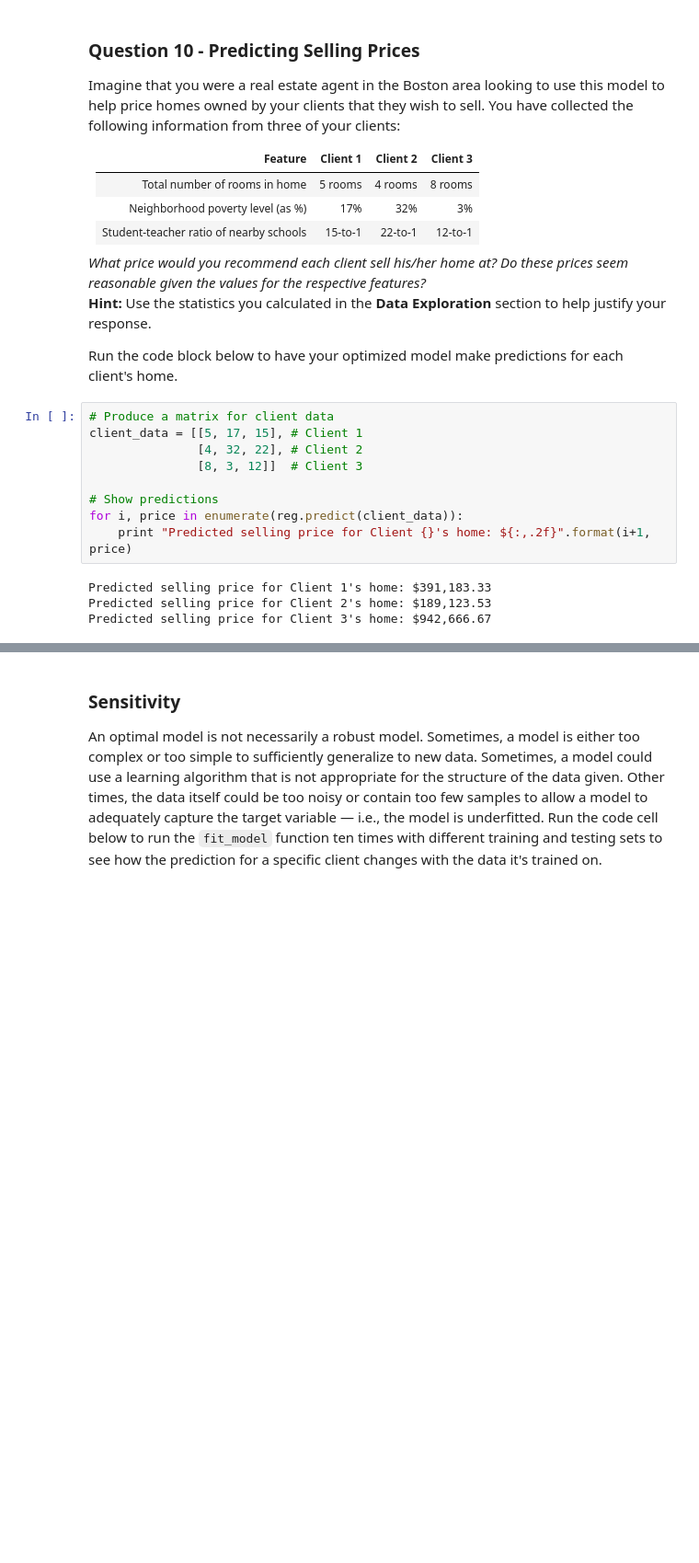
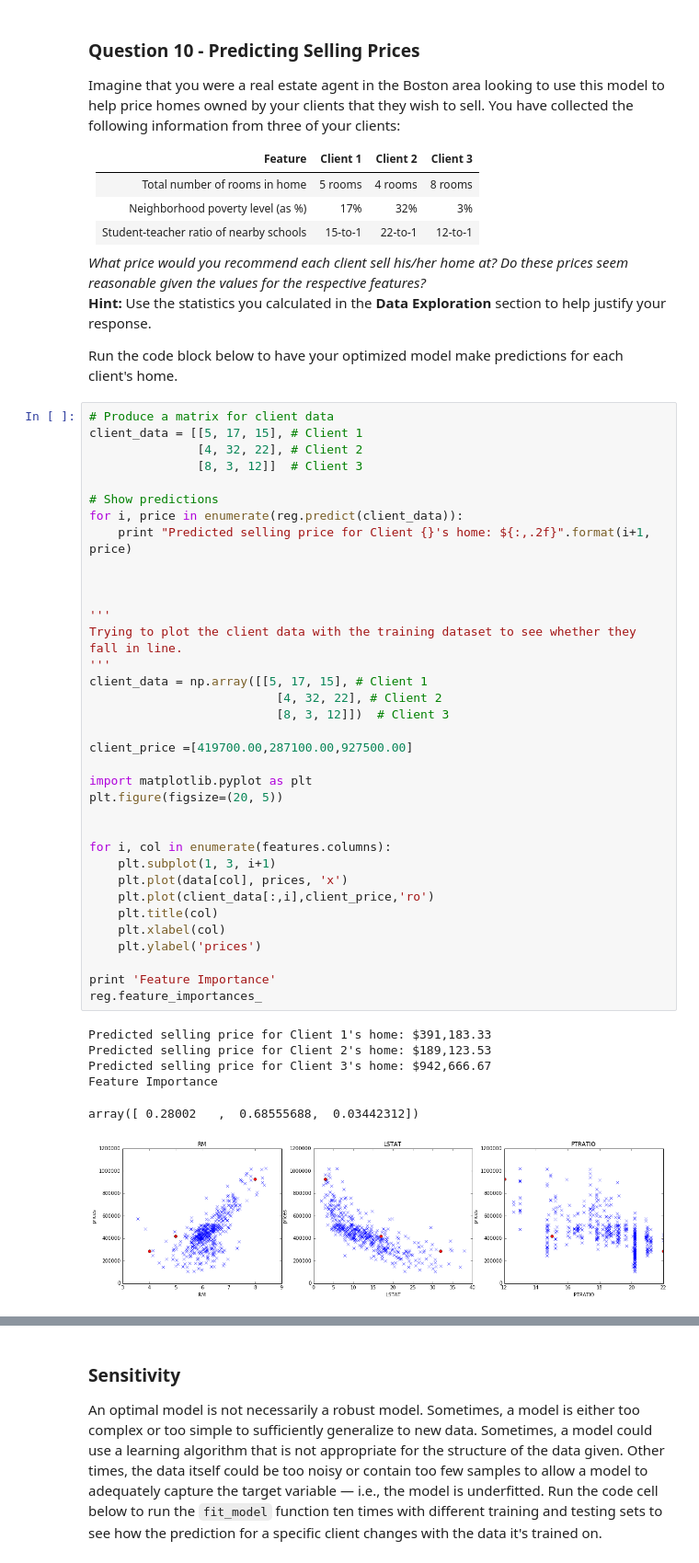
Before and after one commit to Manikkumar1988/Boston-Housing, a Jupyter notebook: boston_housing.ipynb, the cells around one changed output, grey strips where cells are left out. Shown at 92% size. Saved outputs shown, nothing was run; the diff lists cells and outputs as text; blank space fills up the shorter version.

```diff
--- a/boston_housing.ipynb
+++ b/boston_housing.ipynb
@@ -393,16 +393,45 @@ Run the code block below to have your optimized model make predictions for each
 # %%
 # Produce a matrix for client data
 client_data = [[5, 17, 15], # Client 1
                [4, 32, 22], # Client 2
                [8, 3, 12]]  # Client 3
 
 # Show predictions
 for i, price in enumerate(reg.predict(client_data)):
     print "Predicted selling price for Client {}'s home: ${:,.2f}".format(i+1, price)
+
+
+
+'''
+Trying to plot the client data with the training dataset to see whether they fall in line.
+'''
+client_data = np.array([[5, 17, 15], # Client 1
+                          [4, 32, 22], # Client 2
+                          [8, 3, 12]])  # Client 3
+
+client_price =[419700.00,287100.00,927500.00]
+
+import matplotlib.pyplot as plt
+plt.figure(figsize=(20, 5))
+
+
+for i, col in enumerate(features.columns):
+    plt.subplot(1, 3, i+1)
+    plt.plot(data[col], prices, 'x')
+    plt.plot(client_data[:,i],client_price,'ro')
+    plt.title(col)
+    plt.xlabel(col)
+    plt.ylabel('prices')
+
+print 'Feature Importance'
+reg.feature_importances_
 # %% [output]
 Predicted selling price for Client 1's home: $391,183.33
 Predicted selling price for Client 2's home: $189,123.53
 Predicted selling price for Client 3's home: $942,666.67
+Feature Importance
+array([ 0.28002   ,  0.68555688,  0.03442312])
+[figure, added]
 # %% [markdown]
 **Answer: **
 Predicted selling price for 1st home: $419,700.00
```
Also changed, not shown: parts of 3 cells of this notebook.
